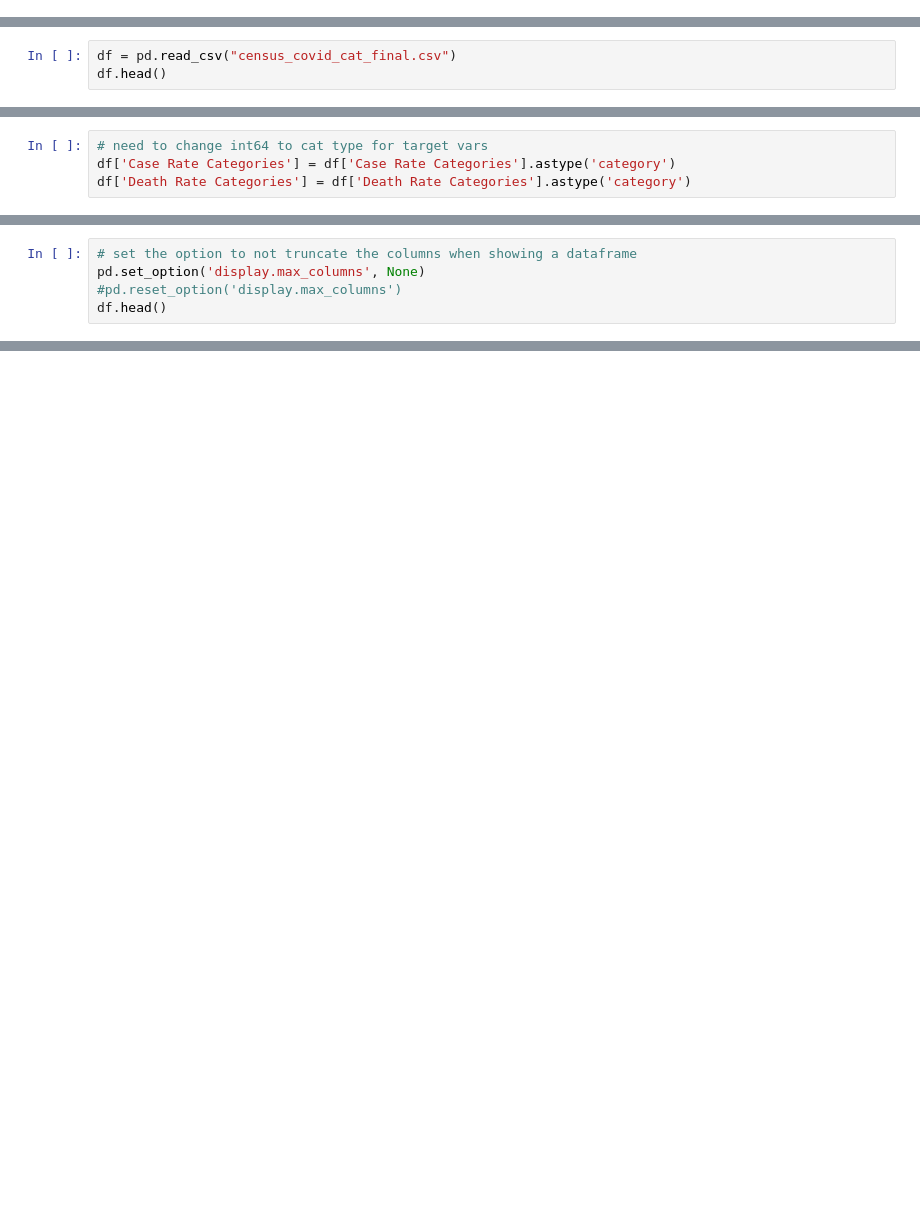
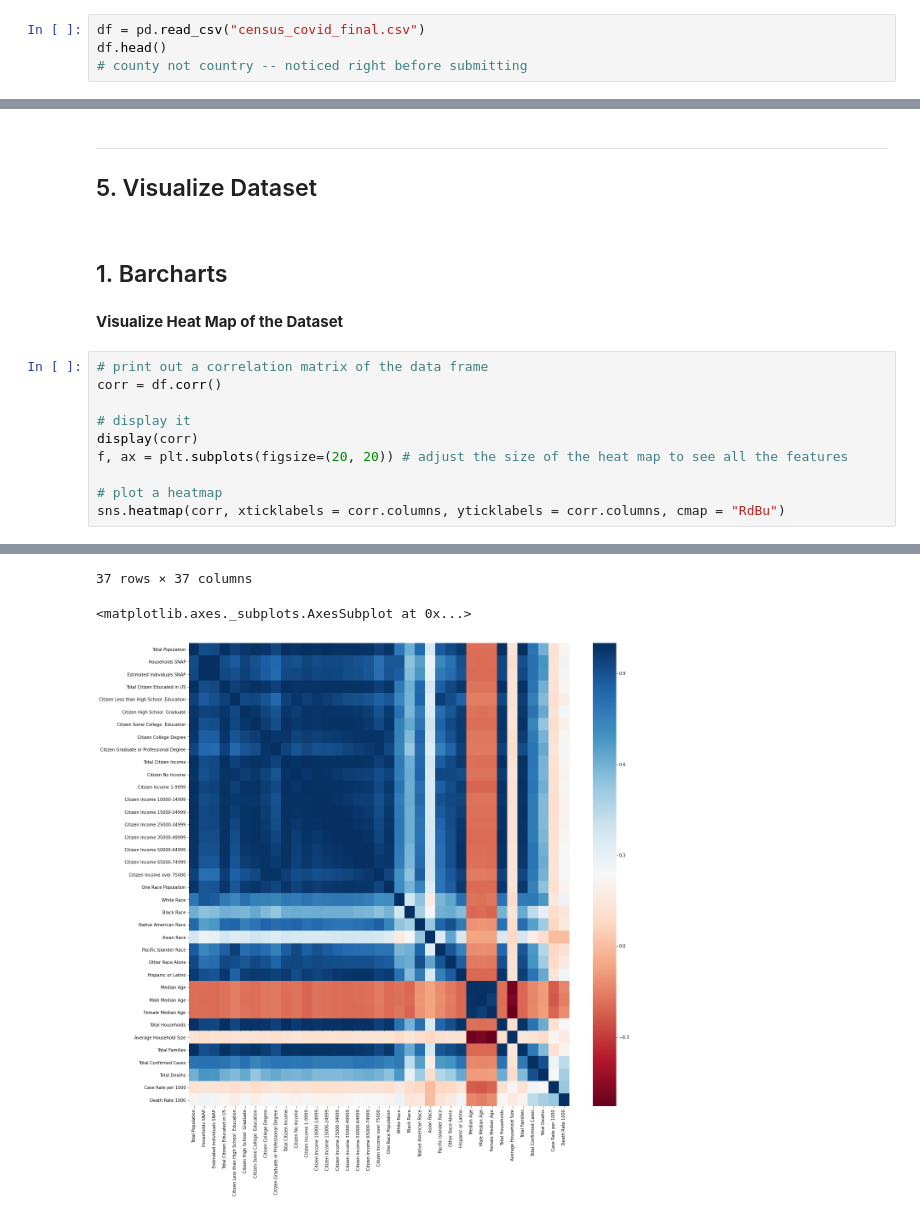
Before and after one commit to monikasivilli/Capstone-Project, a Jupyter notebook: EDA.ipynb, the cells around one changed output, grey strips where cells are left out. Drawn from its saved outputs; the diff is of its cells as text; blank space fills up the shorter version.

```diff
--- a/EDA.ipynb
+++ b/EDA.ipynb
@@ -12,0 +55,4 @@ ___
+# %%
+df = pd.read_csv("census_covid_final.csv")
+df.head()
+# county not country -- noticed right before submitting
@@ -44,3 +98,0 @@ import warnings
-# %%
-df = pd.read_csv("census_covid_cat_final.csv")
-df.head()
@@ -81,4 +120,0 @@ df.columns = df.columns.to_series().apply(lambda x: x.strip())
-# %%
-# need to change int64 to cat type for target vars
-df['Case Rate Categories'] = df['Case Rate Categories'].astype('category')
-df['Death Rate Categories'] = df['Death Rate Categories'].astype('category')
@@ -313,5 +120,0 @@ Test if additional columns were created with a suffix _yj
-# %%
-# set the option to not truncate the columns when showing a dataframe
-pd.set_option('display.max_columns', None)
-#pd.reset_option('display.max_columns')
-df.head()
@@ -973,0 +222,18 @@ df_features_death.to_csv(r'../Capstone-Project/' + file_name_death, index=False)
+# %% [markdown]
+___
+<a id = "06"> <h2> 5. Visualize Dataset </h2> </a>
+# %% [markdown]
+## 1. Barcharts
+# %% [markdown]
+<b> Visualize Heat Map of the Dataset </b>
+# %%
+# print out a correlation matrix of the data frame
+corr = df.corr()
+
+# display it
+display(corr)
+f, ax = plt.subplots(figsize=(20, 20)) # adjust the size of the heat map to see all the features
+
+# plot a heatmap
+sns.heatmap(corr, xticklabels = corr.columns, yticklabels = corr.columns, cmap = "RdBu")
+# %% [output]
@@ -973,0 +257,3 @@ df_features_death.to_csv(r'../Capstone-Project/' + file_name_death, index=False)
+37 rows × 37 columns
+<matplotlib.axes._subplots.AxesSubplot at 0x...>
+[figure, added]
```
Also changed, not shown: parts of 177 cells of this notebook, 8 other files.
